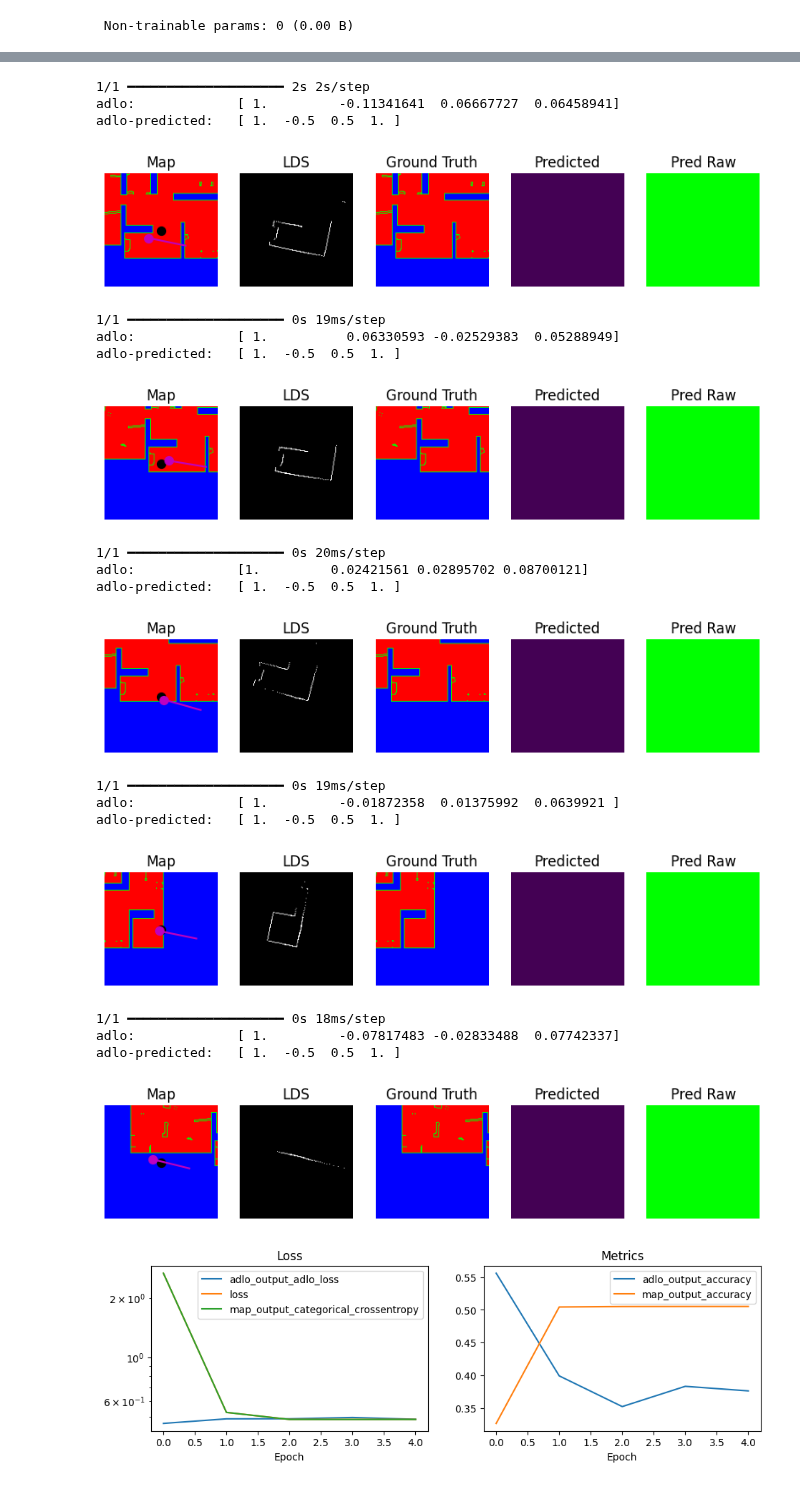
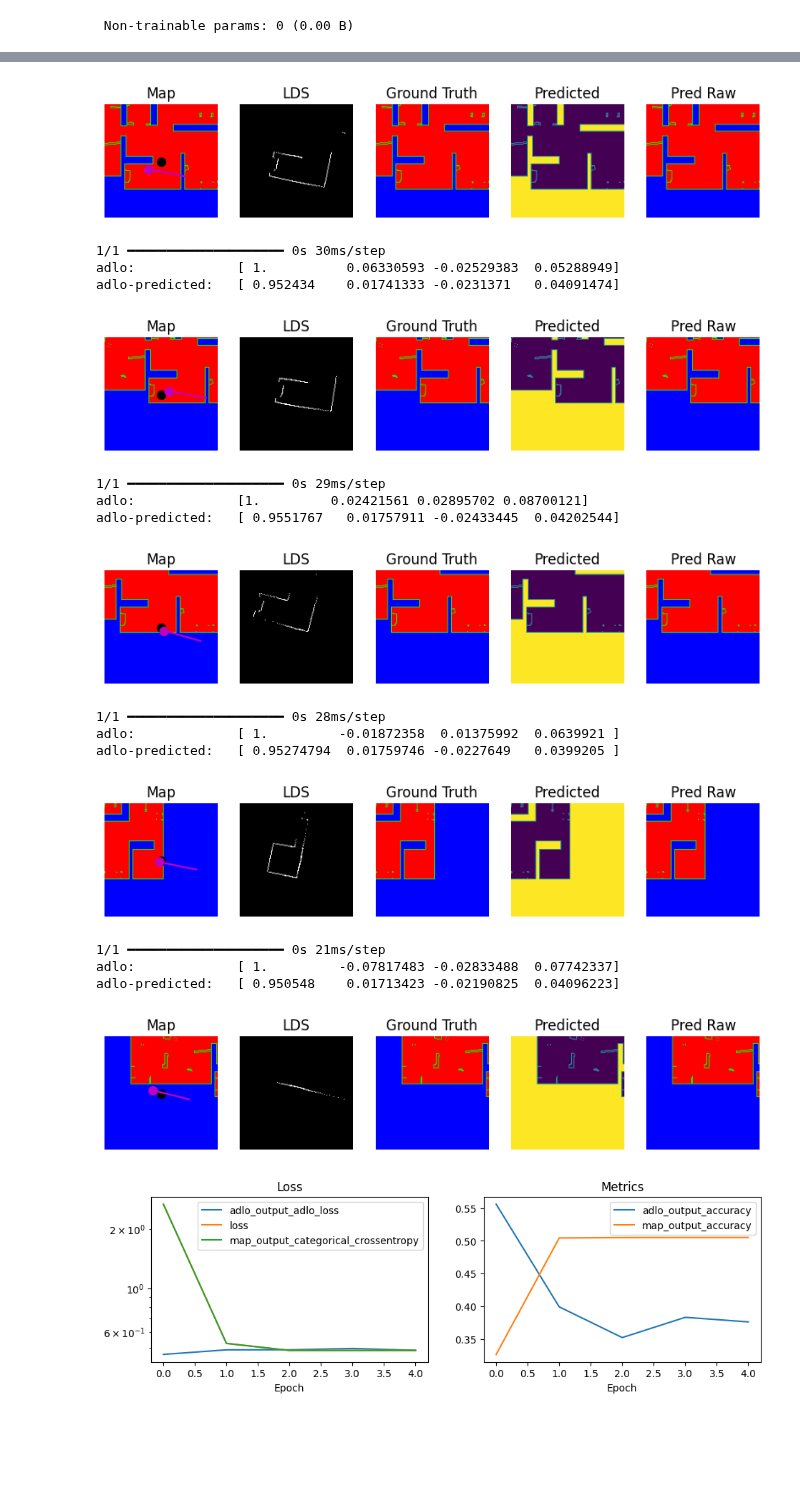
Before and after one commit to malcolmlett/robovac, a Jupyter notebook: Experiment_SLAM_1.ipynb, the cells around one changed output, grey strips where cells are left out. Cells and saved outputs as stored; diff of their text form; code cells hidden in the pictures; blank space fills up the shorter version.

```diff
--- a/Experiment_SLAM_1.ipynb
+++ b/Experiment_SLAM_1.ipynb
@@ -796,11 +807,11 @@ print(f"map_shape: {map_shape}")
 model = slam.slam_model(map_shape, conv_filters=32, adlo_units=256)
 model.compile(optimizer='adam',
               loss={
-                  'map_output': 'categorical_crossentropy',
-                  'adlo_output': None
+                  'map_output': tf.keras.losses.CategoricalCrossentropy(from_logits=True),
+                  'adlo_output': adlo_loss
               },
               metrics={
-                  'map_output': ['categorical_crossentropy', 'accuracy'],
+                  'map_output': [tf.keras.metrics.CategoricalCrossentropy(from_logits=True, name='map_loss'), 'accuracy'],
                   'adlo_output': [adlo_loss, 'accuracy']
               })
 
@@ -846,23 +860,20 @@ Epochs: 5, duration: 109.251814405 sec
+[figure, new version]
-1/1 ━━━━━━━━━━━━━━━━━━━━ 2s 2s/step
-adlo:             [ 1.         -0.11341641  0.06667727  0.06458941]
-adlo-predicted:   [ 1.  -0.5  0.5  1. ]
+1/1 ━━━━━━━━━━━━━━━━━━━━ 0s 30ms/step
+adlo:             [ 1.          0.06330593 -0.02529383  0.05288949]
+adlo-predicted:   [ 0.952434    0.01741333 -0.0231371   0.04091474]
-[figure, old version]
+[figure, new version]
-1/1 ━━━━━━━━━━━━━━━━━━━━ 0s 19ms/step
-adlo:             [ 1.          0.06330593 -0.02529383  0.05288949]
-adlo-predicted:   [ 1.  -0.5  0.5  1. ]
+1/1 ━━━━━━━━━━━━━━━━━━━━ 0s 29ms/step
+adlo:             [1.         0.02421561 0.02895702 0.08700121]
+adlo-predicted:   [ 0.9551767   0.01757911 -0.02433445  0.04202544]
-[figure, old version]
+[figure, new version]
-1/1 ━━━━━━━━━━━━━━━━━━━━ 0s 20ms/step
-adlo:             [1.         0.02421561 0.02895702 0.08700121]
-adlo-predicted:   [ 1.  -0.5  0.5  1. ]
+1/1 ━━━━━━━━━━━━━━━━━━━━ 0s 28ms/step
+adlo:             [ 1.         -0.01872358  0.01375992  0.0639921 ]
+adlo-predicted:   [ 0.95274794  0.01759746 -0.0227649   0.0399205 ]
-[figure, old version]
+[figure, new version]
-1/1 ━━━━━━━━━━━━━━━━━━━━ 0s 19ms/step
-adlo:             [ 1.         -0.01872358  0.01375992  0.0639921 ]
-adlo-predicted:   [ 1.  -0.5  0.5  1. ]
+1/1 ━━━━━━━━━━━━━━━━━━━━ 0s 21ms/step
+adlo:             [ 1.         -0.07817483 -0.02833488  0.07742337]
+adlo-predicted:   [ 0.950548    0.01713423 -0.02190825  0.04096223]
-[figure, old version]
-1/1 ━━━━━━━━━━━━━━━━━━━━ 0s 18ms/step
-adlo:             [ 1.         -0.07817483 -0.02833488  0.07742337]
-adlo-predicted:   [ 1.  -0.5  0.5  1. ]
-[figure, old version]
+[figure, new version]
 # %%
 display_history(model_history)
 # %% [output]
```
Also changed, not shown: parts of 3 cells of this notebook.
